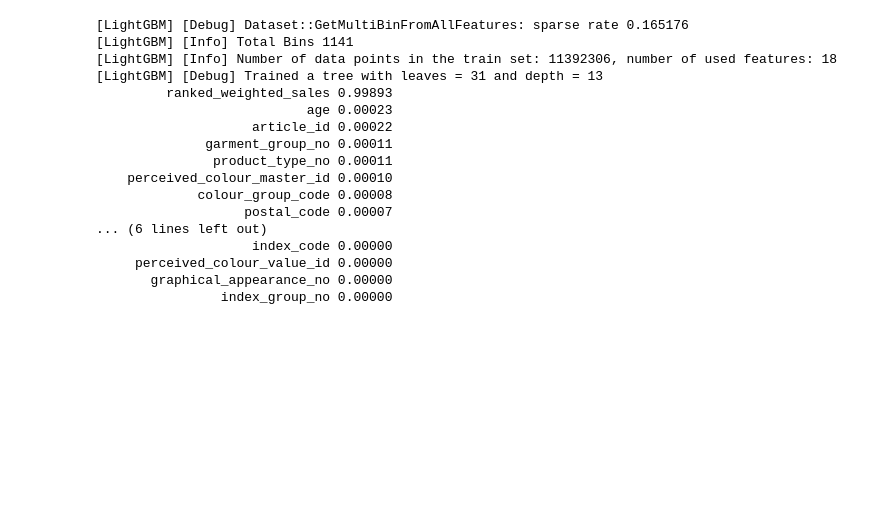
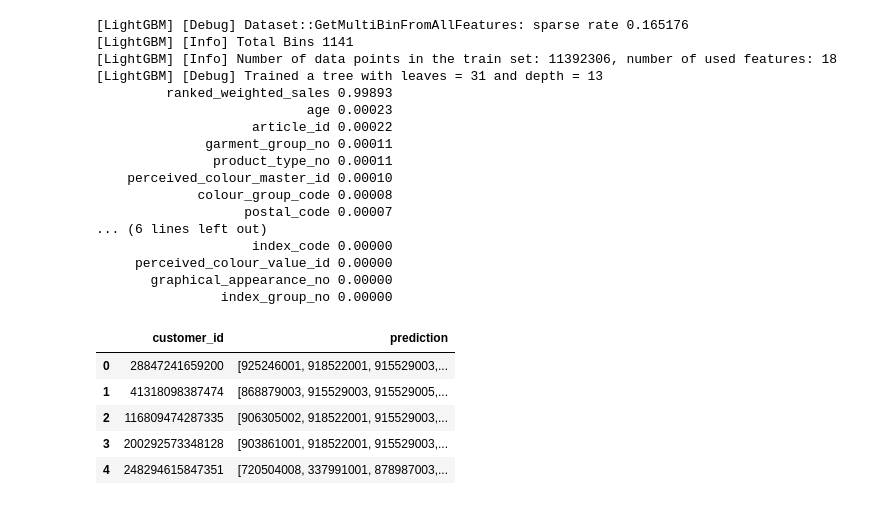
Before and after one commit to LienM/ai-project-23-24, a Jupyter notebook: ArnoDeKeersmaeker/Research/Research 1.ipynb, the cells around one changed output. Saved outputs shown, nothing was run; the diff lists cells and outputs as text; code cells hidden in the pictures; blank space fills up the shorter version.

```diff
--- a/ArnoDeKeersmaeker/Research/Research 1.ipynb
+++ b/ArnoDeKeersmaeker/Research/Research 1.ipynb
@@ -76,8 +76,8 @@ temp
 | 3 | Winter | 6761238 |
 # %%
 # relative size of current season compared to all periods
-current_period_transactions = temp[temp["season"] == current_season]["transactions"].iloc[0]
-all_transactions = temp["transactions"].sum()
+current_period_transactions = len(transactions_train[transactions_train["season"] == current_season])
+all_transactions = len(transactions_train)
 relative_size = current_period_transactions / all_transactions
 # %% [markdown]
 #### Identifying seasonal preferences
@@ -482,3 +454,12 @@ else:
      perceived_colour_value_id 0.00000
        graphical_appearance_no 0.00000
                 index_group_no 0.00000
+# %%
+predictions.head()
+# %% [output]
+|  | customer_id | prediction |
+| 0 | 28847241659200 | [925246001, 918522001, 915529003,... |
+| 1 | 41318098387474 | [868879003, 915529003, 915529005,... |
+| 2 | 116809474287335 | [906305002, 918522001, 915529003,... |
+| 3 | 200292573348128 | [903861001, 918522001, 915529003,... |
+| 4 | 248294615847351 | [720504008, 337991001, 878987003,... |
```
Also changed, not shown: parts of 3 cells of this notebook, 1 other file.
